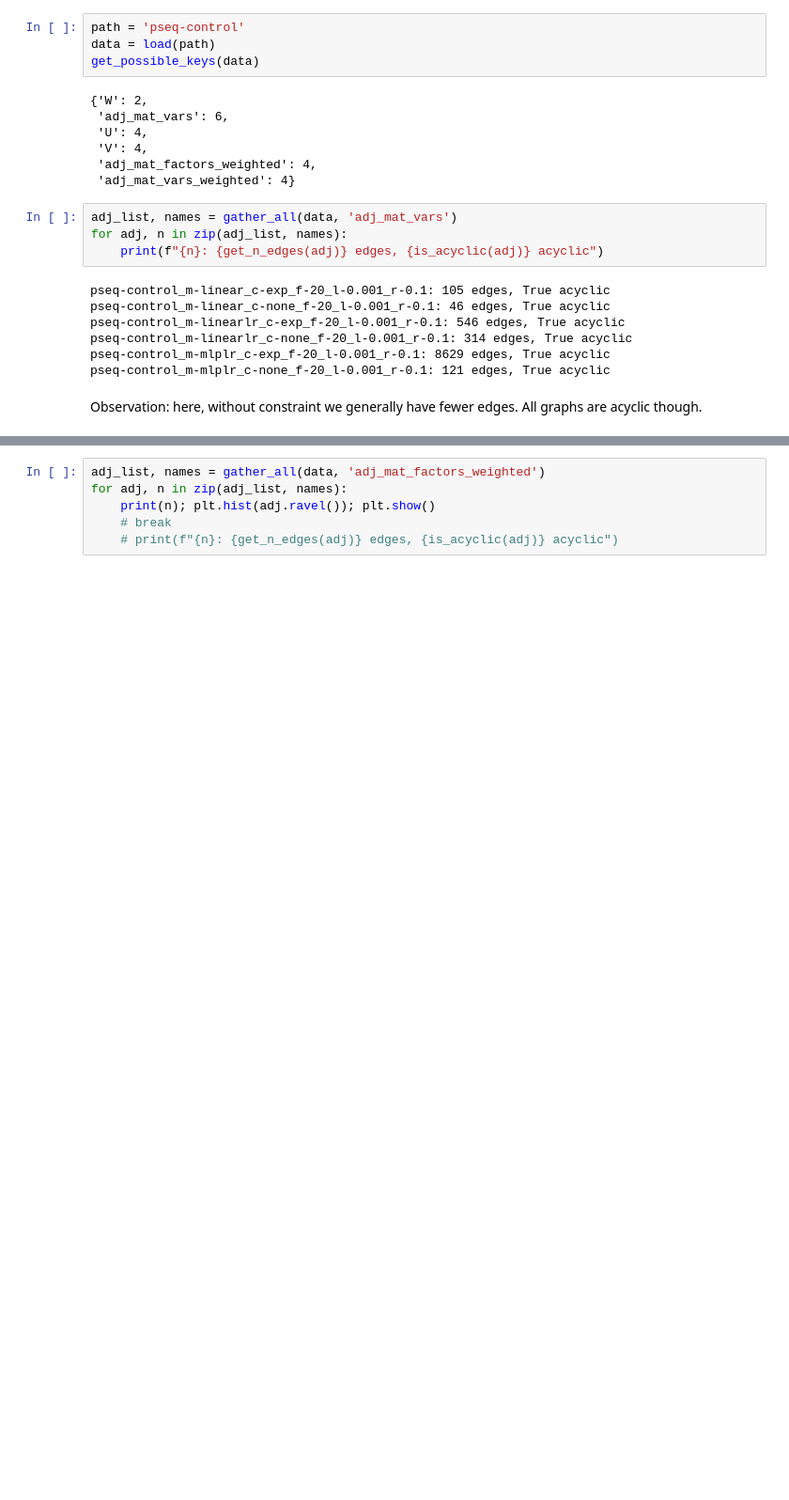
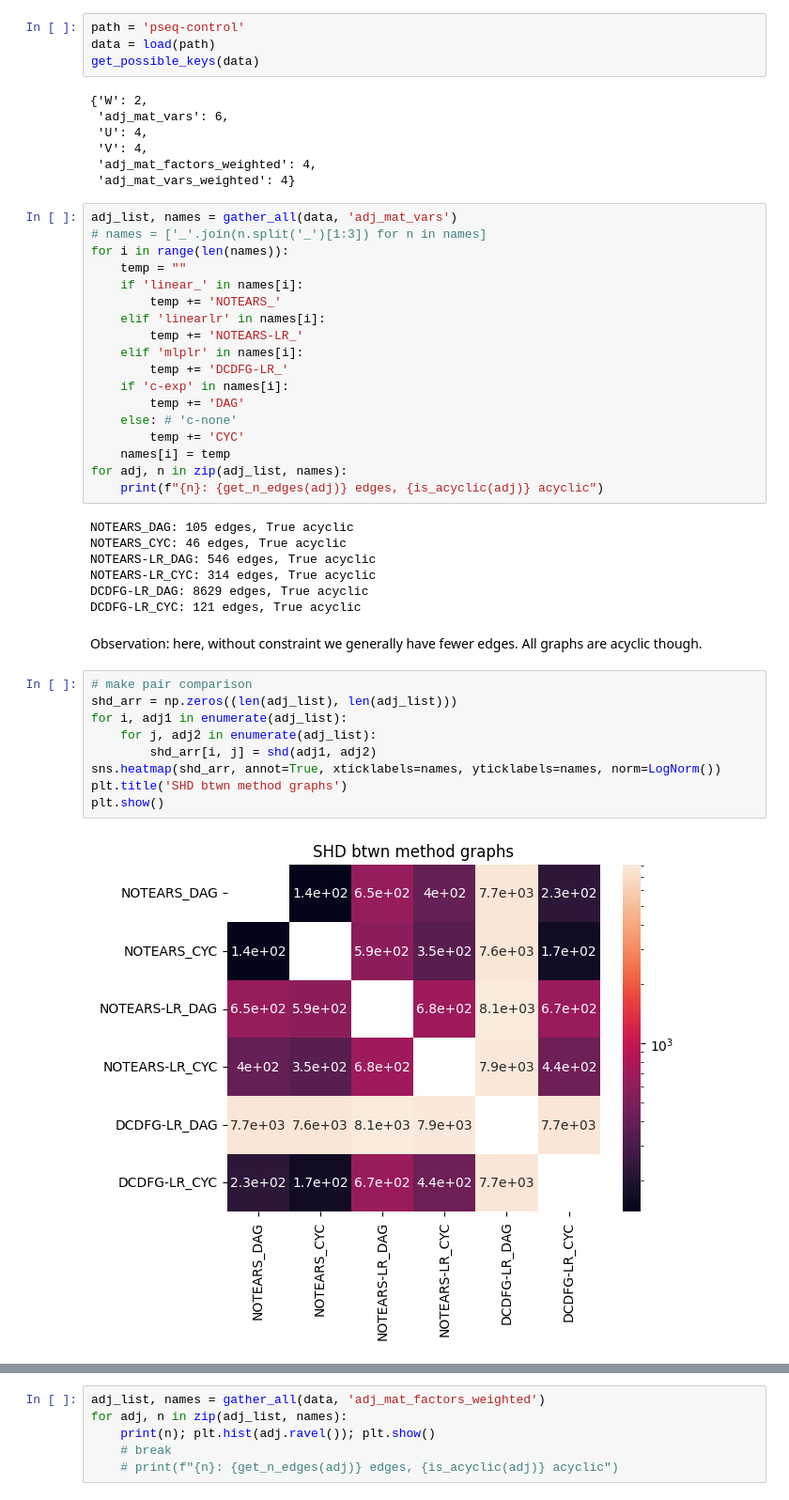
Before and after one commit to james-bowden/cgd, a Jupyter notebook: graph_analysis.ipynb, the cells around one changed output, grey strips where cells are left out. Shown at 94% size. Cells and saved outputs as stored; diff of their text form; blank space fills up the shorter version.

Commit message:
factor graph analysis comparison

```diff
--- a/graph_analysis.ipynb
+++ b/graph_analysis.ipynb
@@ -57,16 +60,41 @@ get_possible_keys(data)
  'V': 4,
  'adj_mat_factors_weighted': 4,
  'adj_mat_vars_weighted': 4}
-# %%
-adj_list, names = gather_all(data, 'adj_mat_vars')
-for adj, n in zip(adj_list, names):
-    print(f"{n}: {get_n_edges(adj)} edges, {is_acyclic(adj)} acyclic")
-# %% [output]
-pseq-control_m-linear_c-exp_f-20_l-0.001_r-0.1: 105 edges, True acyclic
-pseq-control_m-linear_c-none_f-20_l-0.001_r-0.1: 46 edges, True acyclic
-pseq-control_m-linearlr_c-exp_f-20_l-0.001_r-0.1: 546 edges, True acyclic
-pseq-control_m-linearlr_c-none_f-20_l-0.001_r-0.1: 314 edges, True acyclic
-pseq-control_m-mlplr_c-exp_f-20_l-0.001_r-0.1: 8629 edges, True acyclic
-pseq-control_m-mlplr_c-none_f-20_l-0.001_r-0.1: 121 edges, True acyclic
+# %%
+adj_list, names = gather_all(data, 'adj_mat_vars')
+# names = ['_'.join(n.split('_')[1:3]) for n in names]
+for i in range(len(names)):
+    temp = ""
+    if 'linear_' in names[i]:
+        temp += 'NOTEARS_'
+    elif 'linearlr' in names[i]:
+        temp += 'NOTEARS-LR_'
+    elif 'mlplr' in names[i]:
+        temp += 'DCDFG-LR_'
+    if 'c-exp' in names[i]:
+        temp += 'DAG'
+    else: # 'c-none'
+        temp += 'CYC'
+    names[i] = temp
+for adj, n in zip(adj_list, names):
+    print(f"{n}: {get_n_edges(adj)} edges, {is_acyclic(adj)} acyclic")
+# %% [output]
+NOTEARS_DAG: 105 edges, True acyclic
+NOTEARS_CYC: 46 edges, True acyclic
+NOTEARS-LR_DAG: 546 edges, True acyclic
+NOTEARS-LR_CYC: 314 edges, True acyclic
+DCDFG-LR_DAG: 8629 edges, True acyclic
+DCDFG-LR_CYC: 121 edges, True acyclic
 # %% [markdown]
 Observation: here, without constraint we generally have fewer edges. All graphs are acyclic though.
+# %%
+# make pair comparison
+shd_arr = np.zeros((len(adj_list), len(adj_list)))
+for i, adj1 in enumerate(adj_list):
+    for j, adj2 in enumerate(adj_list):
+        shd_arr[i, j] = shd(adj1, adj2)
+sns.heatmap(shd_arr, annot=True, xticklabels=names, yticklabels=names, norm=LogNorm())
+plt.title('SHD btwn method graphs')
+plt.show()
+# %% [output]
+[figure, added]
```
Also changed, not shown: parts of 7 cells of this notebook, 1 other file.
